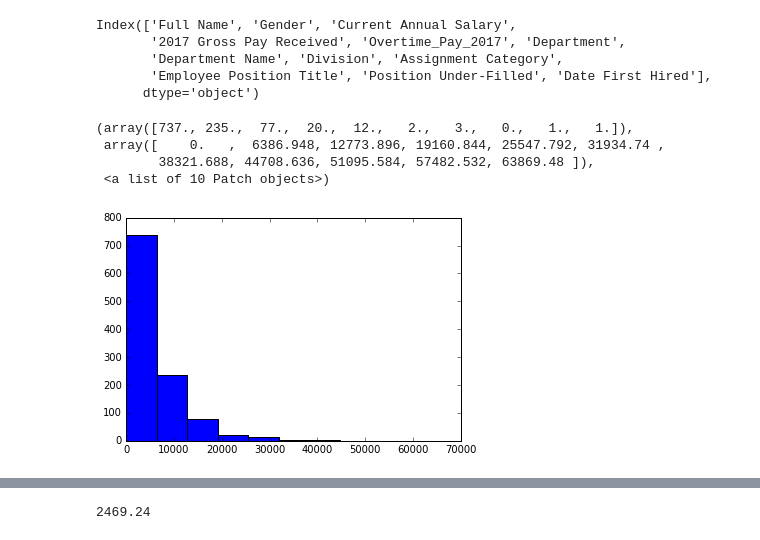
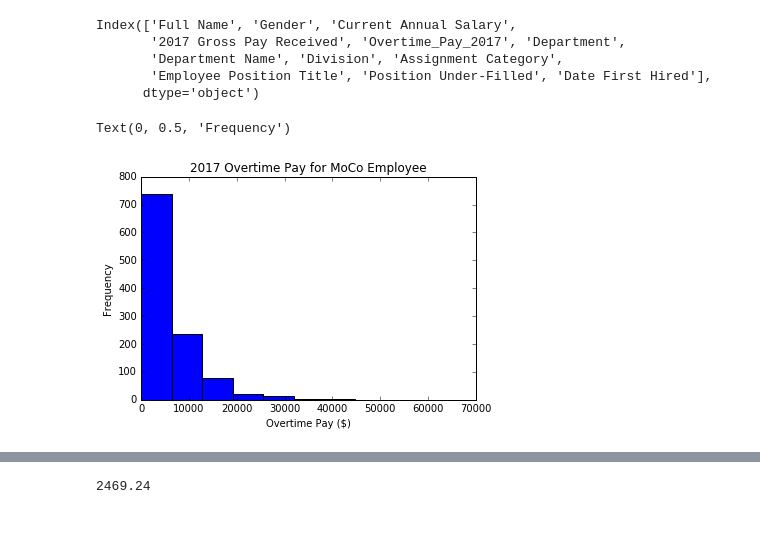
Before and after one commit to pkiambo/DATA201, a Jupyter notebook: DATA201_Project1.ipynb, the cells around one changed output, grey strips where cells are left out. Saved outputs shown, nothing was run; the diff lists cells and outputs as text; code cells hidden in the pictures.

```diff
--- a/DATA201_Project1.ipynb
+++ b/DATA201_Project1.ipynb
@@ -125,14 +125,14 @@ Index(['Full Name', 'Gender', 'Current Annual Salary',
        'Department Name', 'Division', 'Assignment Category',
        'Employee Position Title', 'Position Under-Filled', 'Date First Hired'],
       dtype='object')
-# %%
-plt.hist(empSalary2017.Overtime_Pay_2017)
-# %% [output]
-(array([737., 235.,  77.,  20.,  12.,   2.,   3.,   0.,   1.,   1.]),
- array([    0.   ,  6386.948, 12773.896, 19160.844, 25547.792, 31934.74 ,
-        38321.688, 44708.636, 51095.584, 57482.532, 63869.48 ]),
- <a list of 10 Patch objects>)
-[figure, removed]
+# %%
+plt.hist(empSalary2017.Overtime_Pay_2017)
+plt.title("2017 Overtime Pay for MoCo Employee")
+plt.xlabel("Overtime Pay ($)")
+plt.ylabel("Frequency")
+# %% [output]
+Text(0, 0.5, 'Frequency')
+[figure, added]
 # %%
 empSalary2017.head()
 # %% [output]
```
Also changed, not shown: parts of 1 cell of this notebook.
